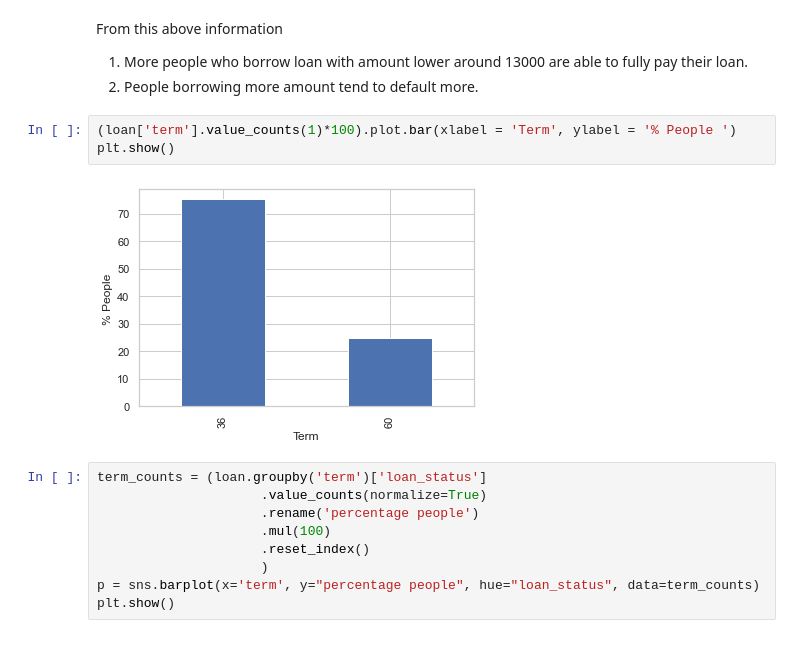
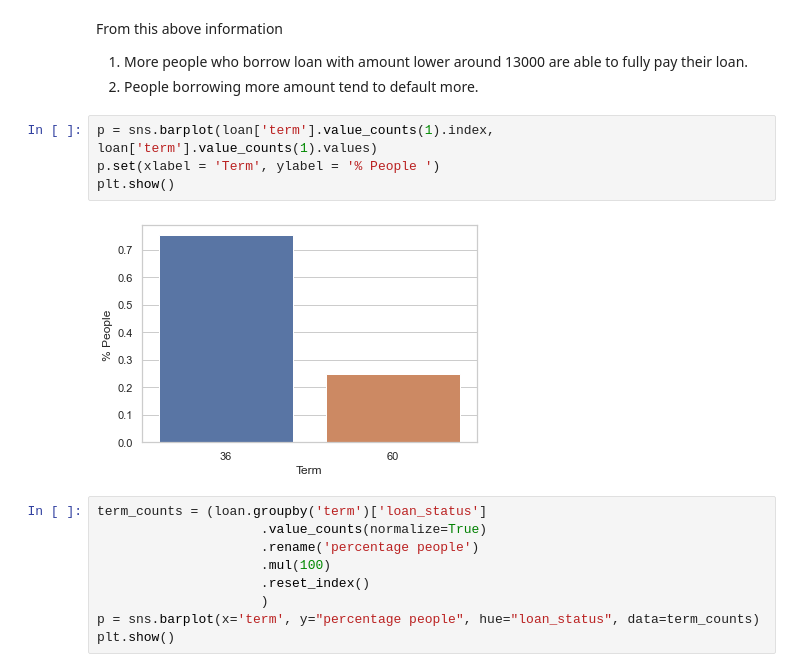
Before and after one commit to Harshulagarwal/LendingClubCaseStudy, a Jupyter notebook: LENDING_CLUB_CASE_STUDY.ipynb, the cells around one changed output. Cells and saved outputs as stored; diff of their text form.

```diff
--- a/LENDING_CLUB_CASE_STUDY.ipynb
+++ b/LENDING_CLUB_CASE_STUDY.ipynb
@@ -557,10 +557,11 @@ From this above information
 1. More people who borrow loan with amount lower around 13000 are able to fully pay their loan.
 2. People borrowing more amount tend to default more.
 # %%
-(loan['term'].value_counts(1)*100).plot.bar(xlabel = 'Term', ylabel = '% People ')
+p = sns.barplot(loan['term'].value_counts(1).index, loan['term'].value_counts(1).values)
+p.set(xlabel = 'Term', ylabel = '% People ')
 plt.show()
 # %% [output]
-[figure, old version]
+[figure, new version]
 # %%
 term_counts = (loan.groupby('term')['loan_status']
                      .value_counts(normalize=True)
```
Also changed, not shown: parts of 71 cells of this notebook.
